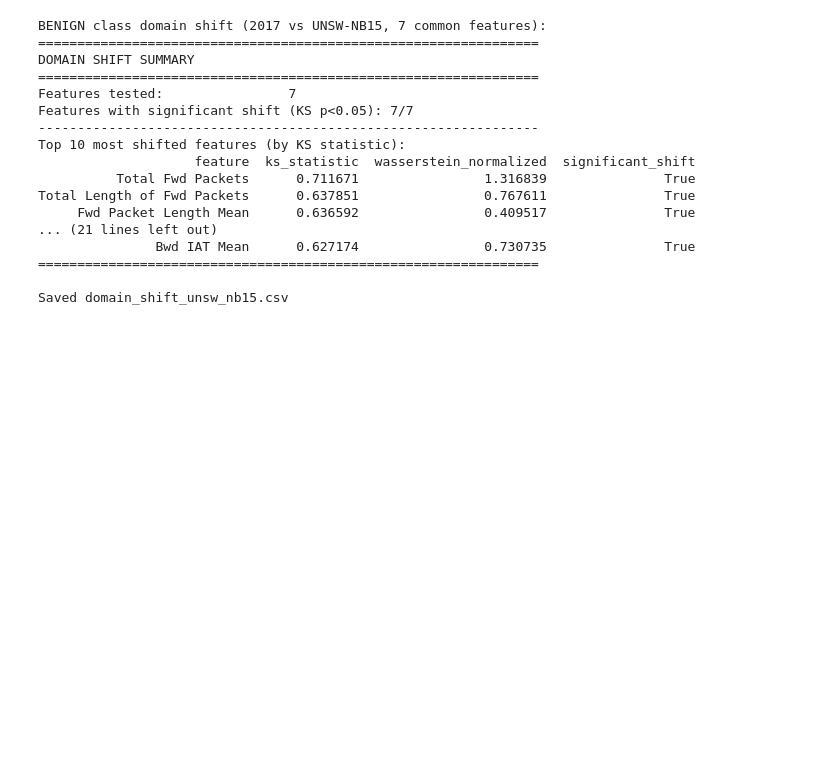
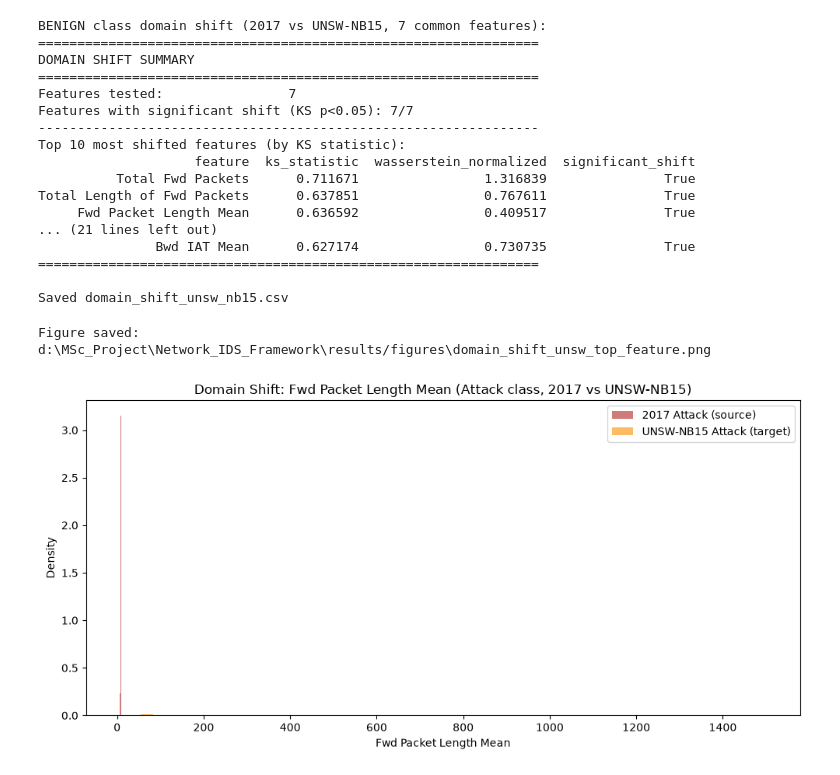
Before and after one commit to archaudhary-011/explainable-cross-dataset-nids, a Jupyter notebook: notebooks/13_unsw_cross_dataset.ipynb, the cells around one changed output. Drawn from its saved outputs; the diff is of its cells as text; code cells hidden in the pictures; blank space fills up the shorter version.

```diff
--- a/notebooks/13_unsw_cross_dataset.ipynb
+++ b/notebooks/13_unsw_cross_dataset.ipynb
@@ -261,3 +261,23 @@ Total Length of Fwd Packets      0.637851                0.767611
 ================================================================
 
 Saved domain_shift_unsw_nb15.csv
+# %%
+import matplotlib.pyplot as plt
+from src.utils import save_figure
+
+top_feature_unsw = shift_attack_unsw.iloc[0]["feature"]
+
+fig, ax = plt.subplots(figsize=(10, 5))
+ax.hist(X_2017_attack_common[top_feature_unsw], bins=50, alpha=0.6, label="2017 Attack (source)", density=True, color="firebrick")
+ax.hist(X_unsw_attack[top_feature_unsw], bins=50, alpha=0.6, label="UNSW-NB15 Attack (target)", density=True, color="darkorange")
+ax.set_title(f"Domain Shift: {top_feature_unsw} (Attack class, 2017 vs UNSW-NB15)")
+ax.set_xlabel(top_feature_unsw)
+ax.set_ylabel("Density")
+ax.legend()
+plt.tight_layout()
+
+save_figure(fig, "domain_shift_unsw_top_feature.png", cfg)
+plt.show()
+# %% [output]
+Figure saved: d:\MSc_Project\Network_IDS_Framework\results/figures\domain_shift_unsw_top_feature.png
+[figure, added]
```
Also changed, not shown: 3 other files.
